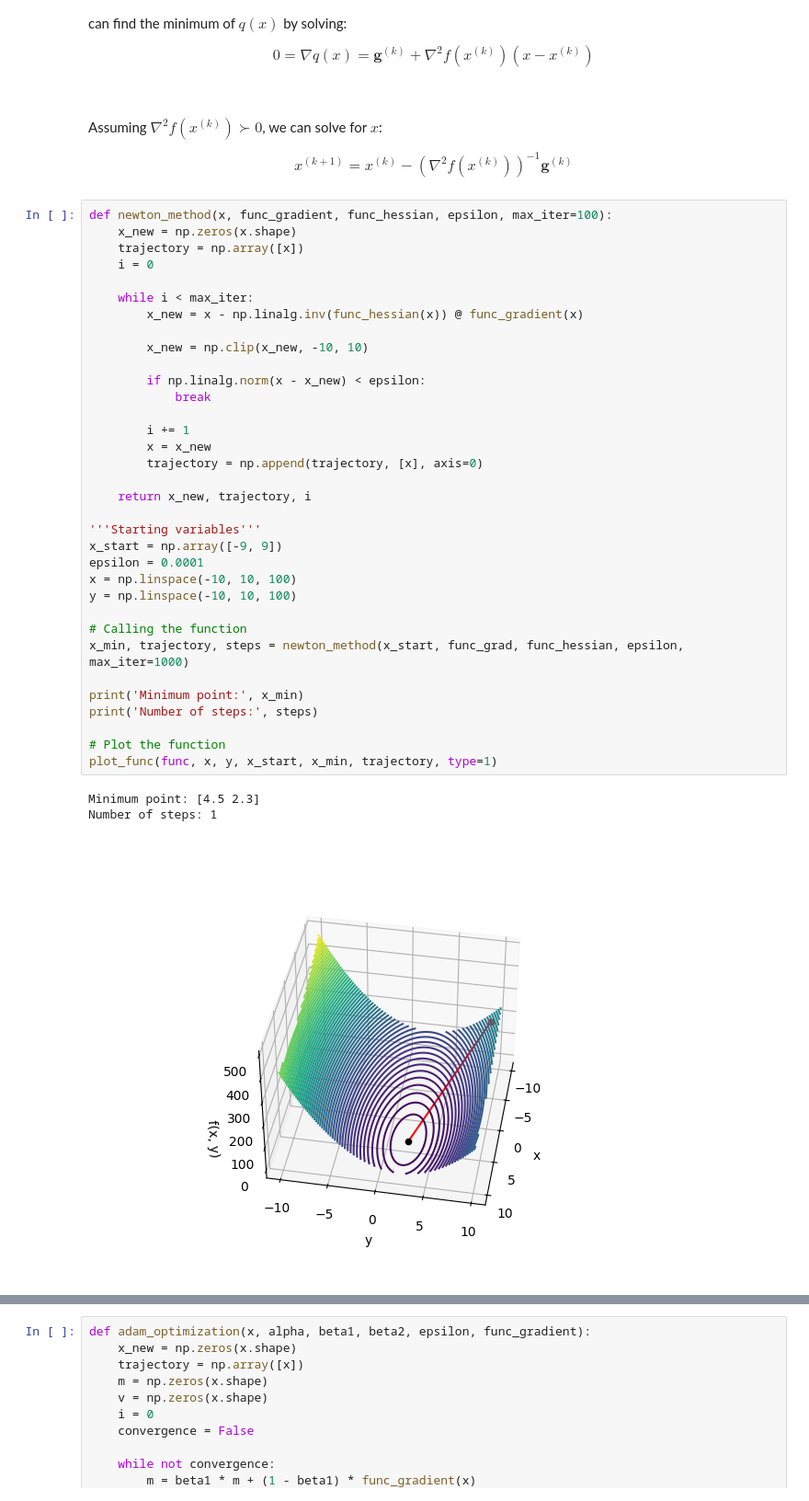
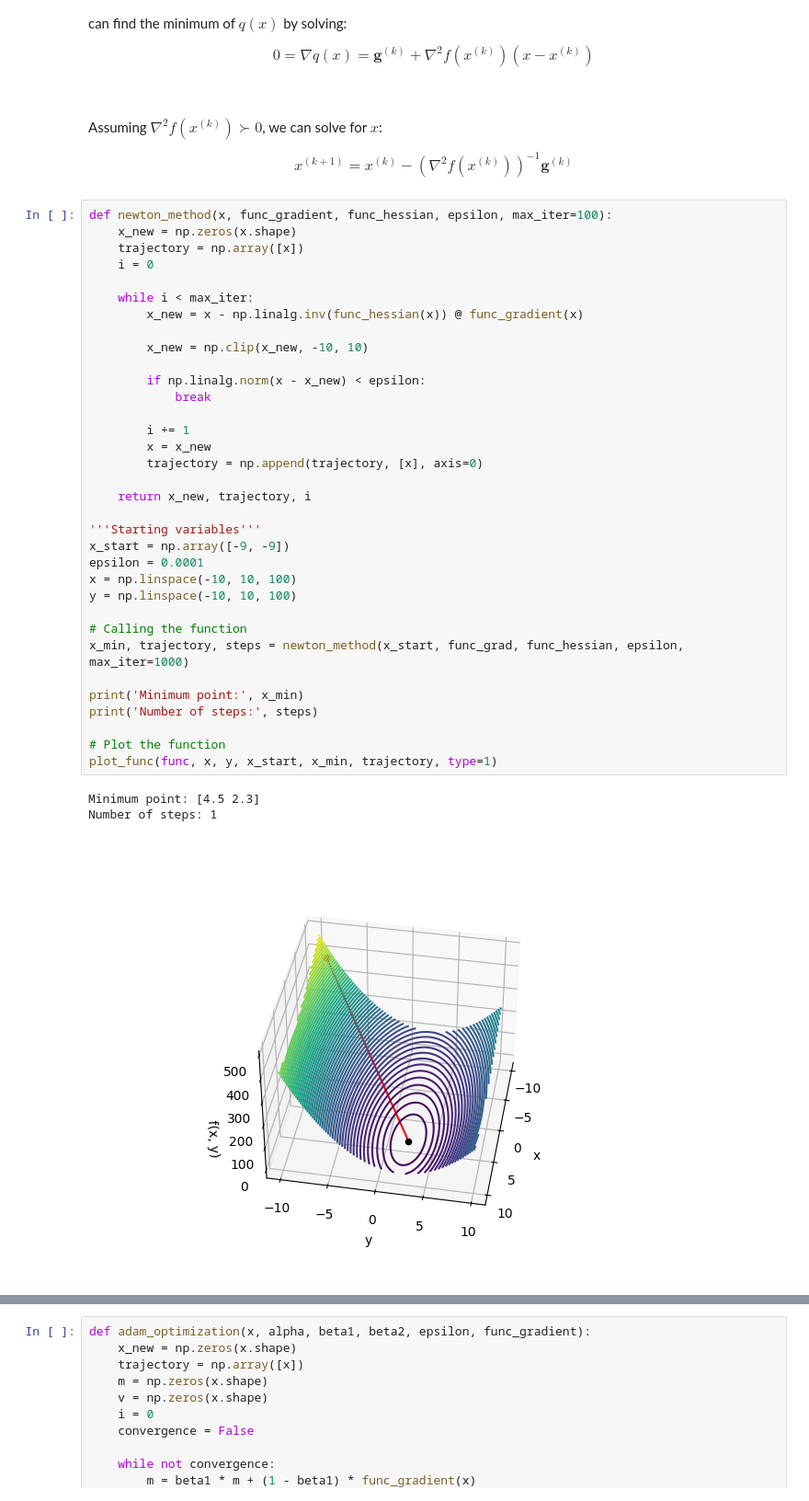
Before and after one commit to robertpaulp/ML-from-scratch, a Jupyter notebook: optimization/gradients.ipynb, the cells around one changed output, grey strips where cells are left out. Shown at 92% size. Saved outputs shown, nothing was run; the diff lists cells and outputs as text.

```diff
--- a/optimization/gradients.ipynb
+++ b/optimization/gradients.ipynb
@@ -761,32 +768,32 @@ def newton_method(x, func_gradient, func_hessian, epsilon, max_iter=100):
     while i < max_iter:
         x_new = x - np.linalg.inv(func_hessian(x)) @ func_gradient(x)
 
         x_new = np.clip(x_new, -10, 10)
 
         if np.linalg.norm(x - x_new) < epsilon:
             break
 
         i += 1
         x = x_new
         trajectory = np.append(trajectory, [x], axis=0)
 
     return x_new, trajectory, i
 
 '''Starting variables'''
-x_start = np.array([-9, 9])
+x_start = np.array([-9, -9])
 epsilon = 0.0001
 x = np.linspace(-10, 10, 100)
 y = np.linspace(-10, 10, 100)
 
 # Calling the function
 x_min, trajectory, steps = newton_method(x_start, func_grad, func_hessian, epsilon, max_iter=1000)
 
 print('Minimum point:', x_min)
 print('Number of steps:', steps)
 
 # Plot the function
 plot_func(func, x, y, x_start, x_min, trajectory, type=1)
 # %% [output]
 Minimum point: [4.5 2.3]
 Number of steps: 1
-[figure, old version]
+[figure, new version]
```
Also changed, not shown: parts of 13 cells of this notebook.
